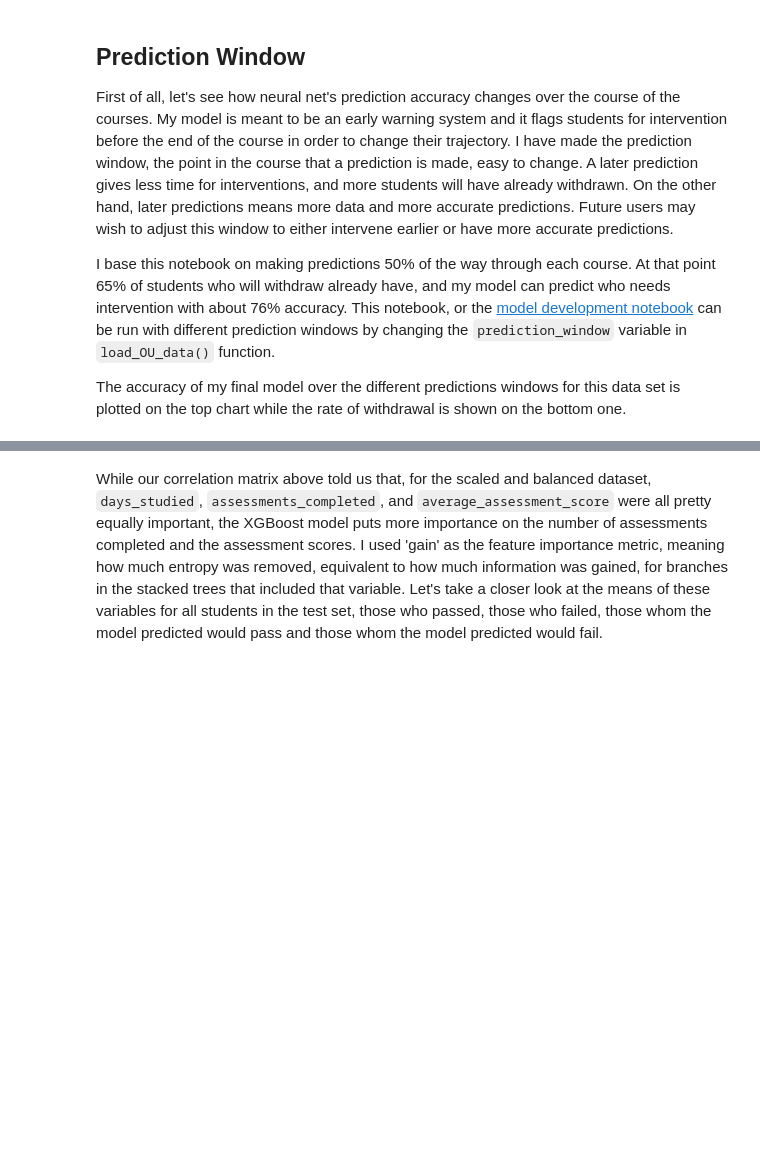
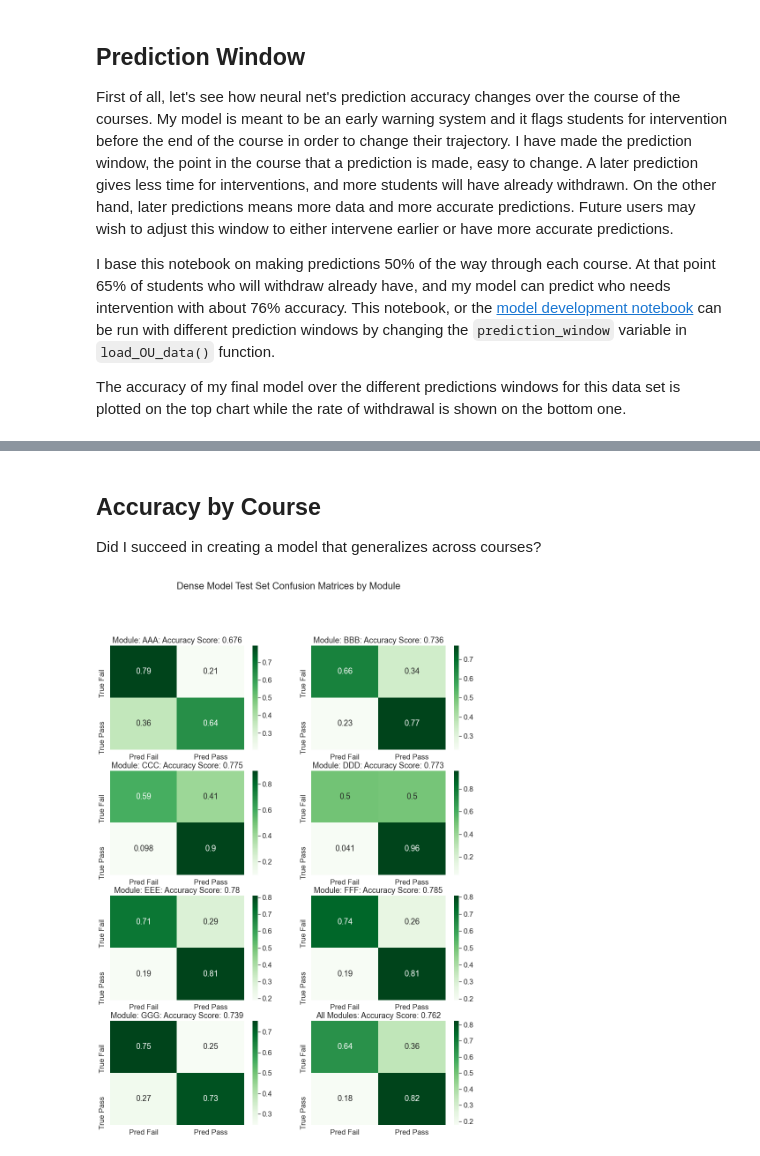
Before and after one commit to Caellwyn/ou_student_predictions, a Jupyter notebook: report/report_notebook.ipynb, the cells around one changed output, grey strips where cells are left out. Cells and saved outputs as stored; diff of their text form; code cells hidden in the pictures; blank space fills up the shorter version.

```diff
--- a/report/report_notebook.ipynb
+++ b/report/report_notebook.ipynb
@@ -651,2 +654,34 @@ plt.savefig('../figures/accuracy_prediction_window_tradeoff.png')
-# %% [markdown]
-While our correlation matrix above told us that, for the scaled and balanced dataset, `days_studied`, `assessments_completed`, and `average_assessment_score` were all pretty equally important, the XGBoost model puts more importance on the number of assessments completed and the assessment scores.  I used 'gain' as the feature importance metric, meaning how much entropy was removed, equivalent to how much information was gained, for branches in the stacked trees that included that variable. Let's take a closer look at the means of these variables for all students in the test set, those who passed, those who failed, those whom the model predicted would pass and those whom the model predicted would fail.
+# %% [markdown]
+## Accuracy by Course
+Did I succeed in creating a model that generalizes across courses?
+# %%
+
+model = keras.models.load_model(f'../models/densemodel{j}.h5')
+y_pred = np.round(model.predict(X_test_transformed))
+eval_df = test_df
+eval_df['final_result'] = y_test_binary
+eval_df['prediction'] = y_pred.astype(int)
+modules = eval_df['code_module'].unique()
+course_acc = pd.DataFrame(columns = ['score'], index = modules)
+fig, axes = plt.subplots(4,2, figsize = (15,20))
+axes = axes.ravel()
+for i, module in enumerate(modules):
+    preds = eval_df[eval_df['code_module'] == module]['prediction']
+    trues = eval_df[eval_df['code_module'] == module]['final_result']
+    accuracy = accuracy_score(trues,preds)
+    course_acc.loc[module,'score'] = accuracy
+    plot_confusion(trues,preds, ax = axes[i])
+    axes[i].set_title(f'Module: {module}: Accuracy Score: {round(accuracy,3)}')
+    axes[i].set_yticklabels(['True Fail', 'True Pass'])
+    axes[i].set_xticklabels(['Pred Fail','Pred Pass'])
+plot_confusion(y_test_binary, y_pred, ax = axes[-1])
+accuracy = accuracy_score(y_test_binary, y_pred)
+axes[-1].set_title(f'All Modules: Accuracy Score: {round(accuracy,3)}')
+axes[-1].set_yticklabels(['True Fail', 'True Pass'])
+axes[-1].set_xticklabels(['Pred Fail','Pred Pass'])
+plt.tight_layout(rect = [0,0,0,0])
+plt.savefig('../figures/best_dense_course_confmats.png')
+plt.suptitle(f'Dense Model Test Set Confusion Matrices by Module')
+plt.show()
+# %% [output]
+[figure, added]
```
Also changed, not shown: parts of 14 cells of this notebook, 6 other files.
